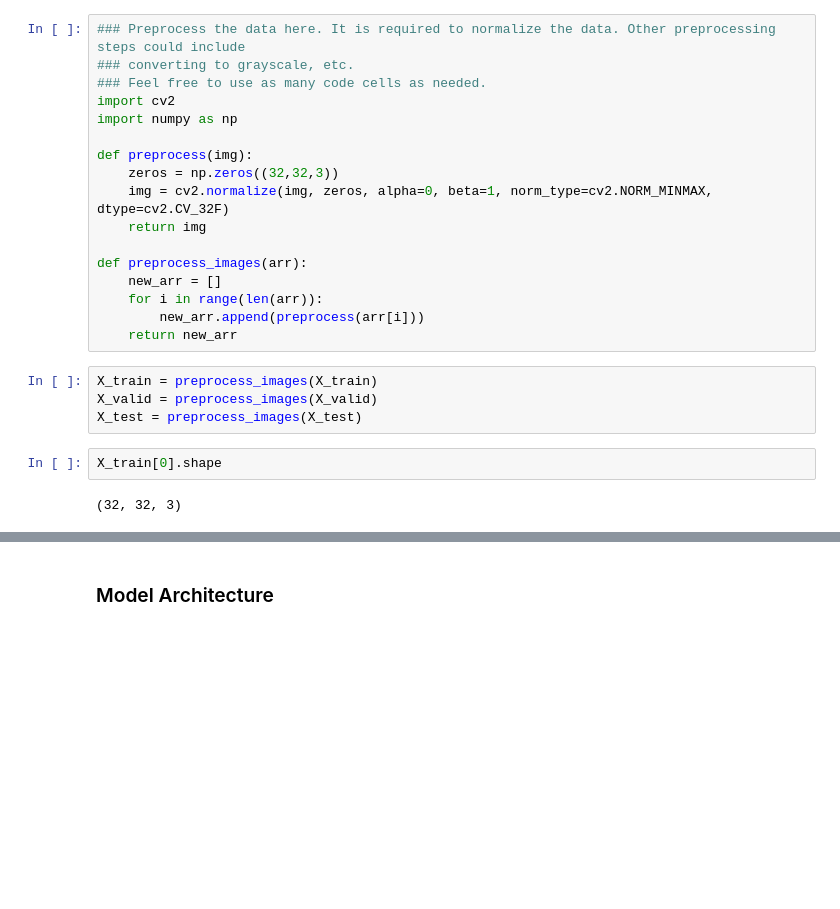
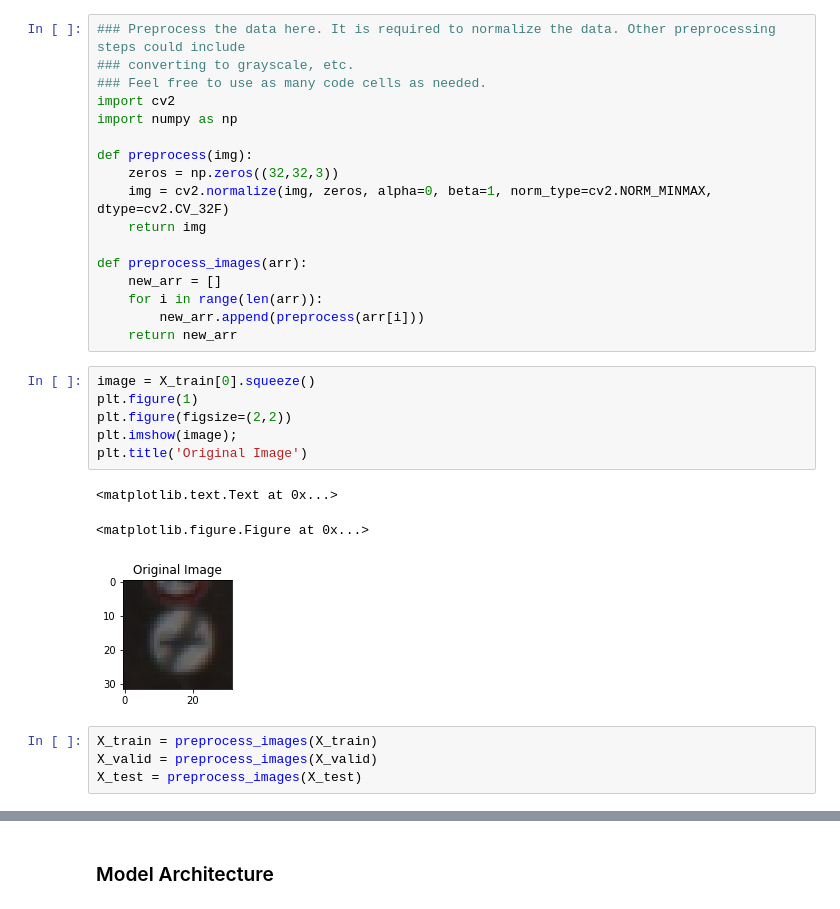
Before and after one commit to looboon/CarND-Traffic-Sign-Classifier-Project, a Jupyter notebook: Traffic_Sign_Classifier.ipynb, the cells around one changed output, grey strips where cells are left out. Cells and saved outputs as stored; diff of their text form; blank space fills up the shorter version.

```diff
--- a/Traffic_Sign_Classifier.ipynb
+++ b/Traffic_Sign_Classifier.ipynb
@@ -194,11 +194,17 @@ def preprocess_images(arr):
     for i in range(len(arr)):
         new_arr.append(preprocess(arr[i]))
     return new_arr
+# %%
+image = X_train[0].squeeze()
+plt.figure(1)
+plt.figure(figsize=(2,2))
+plt.imshow(image);
+plt.title('Original Image')
+# %% [output]
+<matplotlib.text.Text at 0x...>
+<matplotlib.figure.Figure at 0x...>
+[figure, added]
 # %%
 X_train = preprocess_images(X_train)
 X_valid = preprocess_images(X_valid)
 X_test = preprocess_images(X_test)
-# %%
-X_train[0].shape
-# %% [output]
-(32, 32, 3)
```
Also changed, not shown: parts of 8 cells of this notebook.
